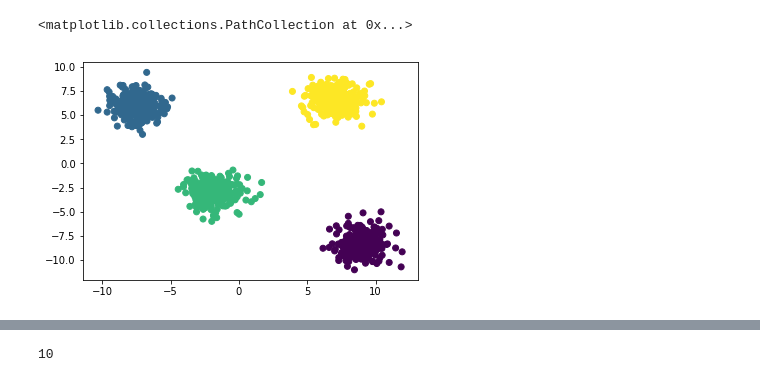
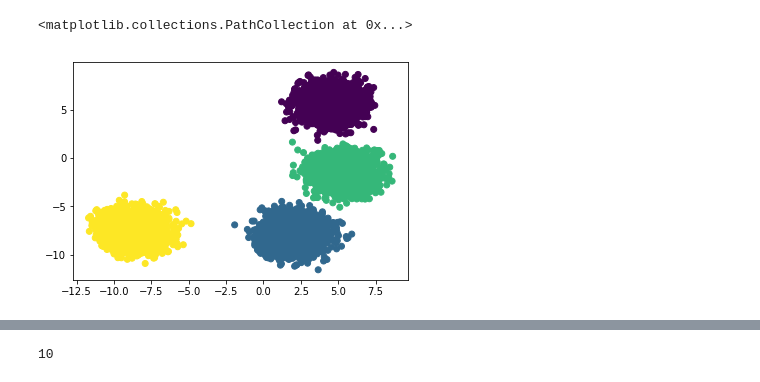
Before and after one commit to kunal-kushwaha/CB-MachineLearning, a Jupyter notebook: Lecture-5/knn.ipynb, the cells around one changed output, grey strips where cells are left out. Saved outputs shown, nothing was run; the diff lists cells and outputs as text; code cells hidden in the pictures.

```diff
--- a/Lecture-5/knn.ipynb
+++ b/Lecture-5/knn.ipynb
@@ -4,11 +4,11 @@ import matplotlib.pyplot as plt
 from sklearn.datasets import make_blobs
 from sklearn.model_selection import train_test_split
 # %%
-X, y = make_blobs(n_samples=1000, centers=4) # y here is vote
+X, y = make_blobs(n_samples=10000, centers=4) # y here is vote
 plt.scatter(X[:, 0], X[:, 1], c=y)
 # %% [output]
 <matplotlib.collections.PathCollection at 0x...>
-[figure, old version]
+[figure, new version]
 # %%
 # train_test_split?
 # %%
```
Also changed, not shown: parts of 7 cells of this notebook, 6 other files.
